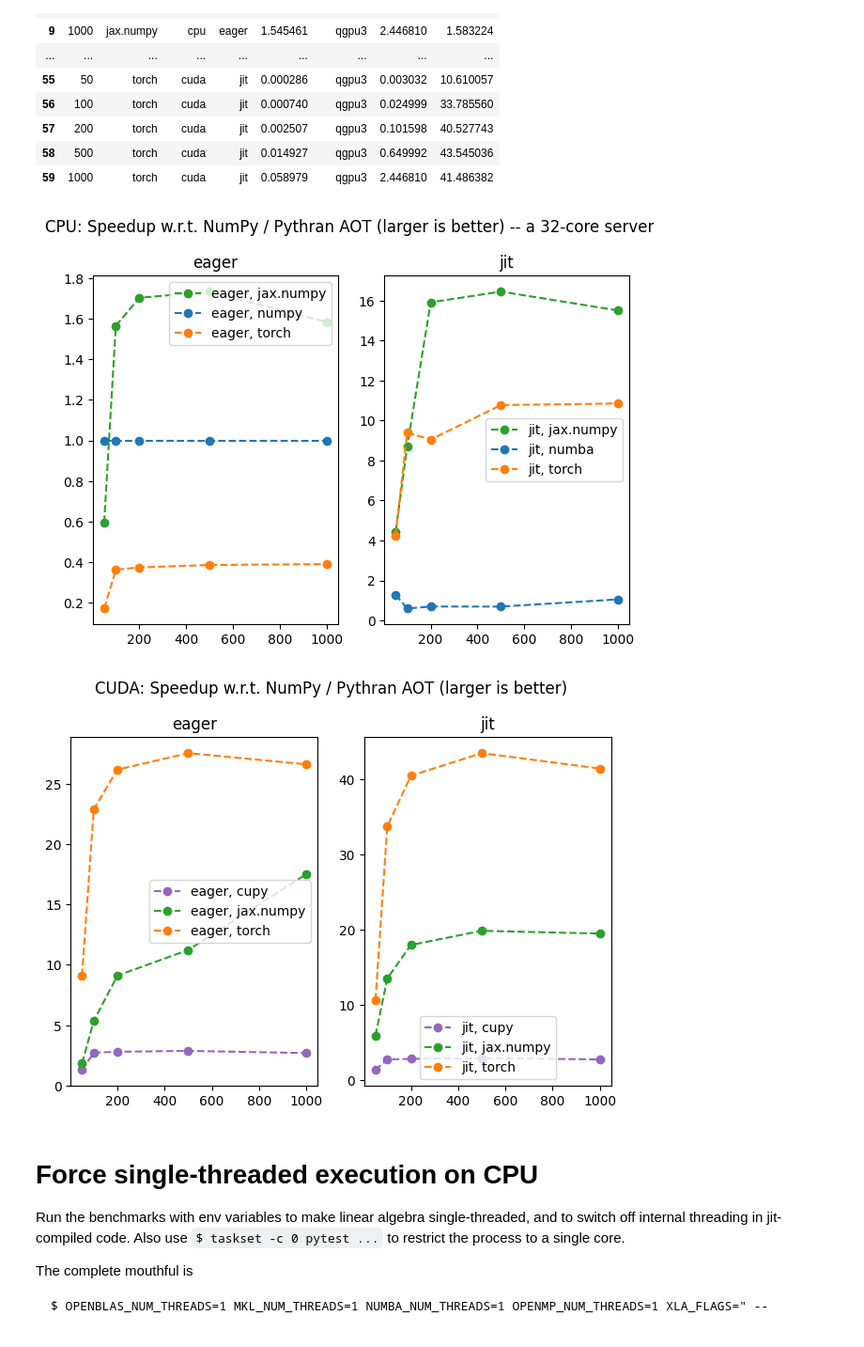
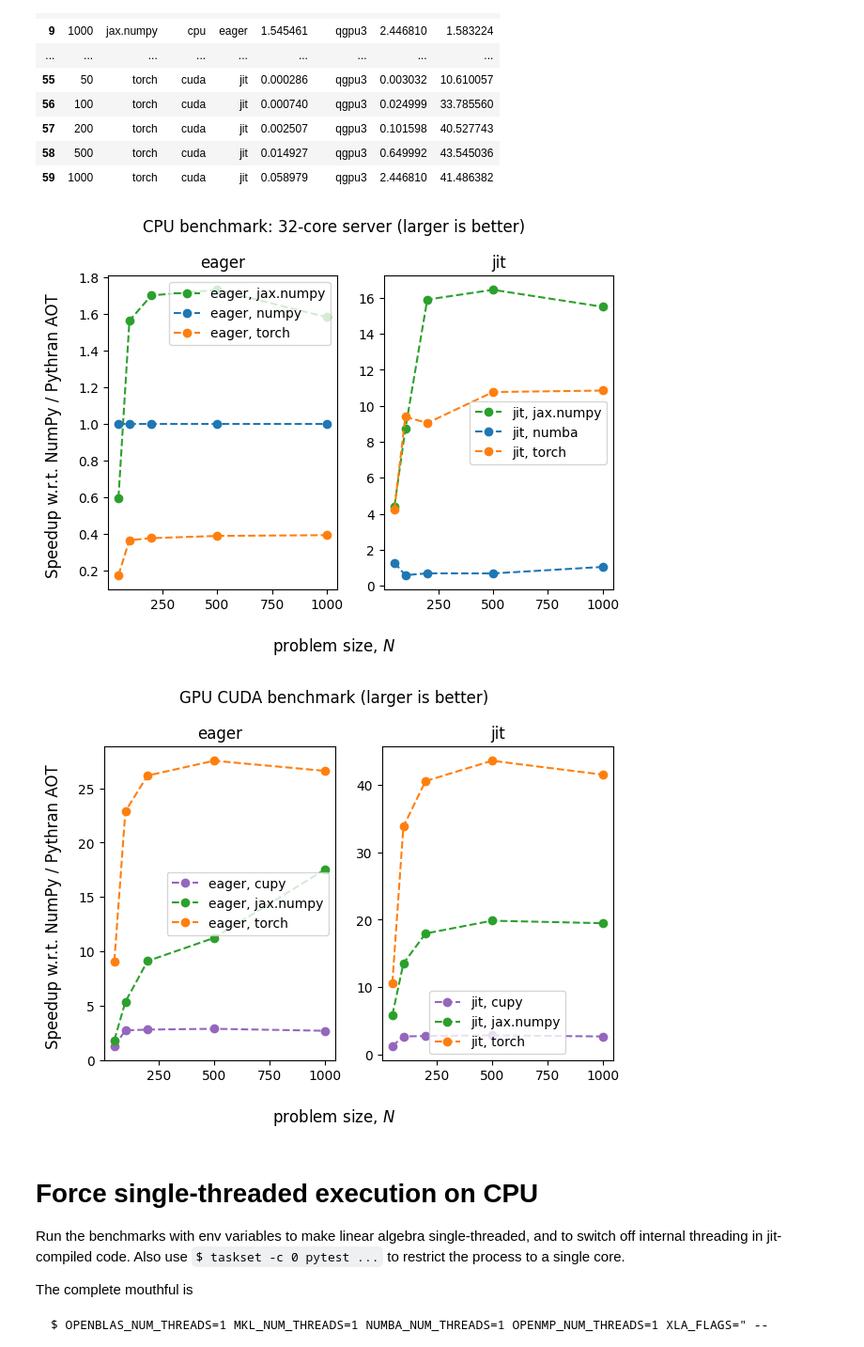
Before and after one commit to ev-br/bench_playground, a Jupyter notebook: viz.rbf.ipynb, the cells around one changed output. Shown at 94% size. Drawn from its saved outputs; the diff is of its cells as text; code cells hidden in the pictures.

```diff
--- a/viz.rbf.ipynb
+++ b/viz.rbf.ipynb
@@ -332,30 +336,34 @@ df_
 | 59 | 1000 | torch | cuda | jit | 0.058979 | qgpu3 | 2.446810 | 41.486382 |
 # %%
 fig, ax = plt.subplots(1, 2)
-plt.suptitle("CPU: Speedup w.r.t. NumPy / Pythran AOT (larger is better) -- a 32-core server")
+plt.suptitle("CPU benchmark: 32-core server (larger is better)")
 
 df_cpu = df_[df_.device == "cpu"].reset_index(drop=True)
 
 grp_dict = df_cpu.groupby(["machine", "jit", "backend"]).groups
 for key, idx in grp_dict.items():
     this_df = df_cpu.iloc[idx]
 
     r = {"eager": 0, "jit": 1}[key[1]]
 
     ax[r].plot(this_df["N"], this_df["speedup"], 'o--', label=_label(f"{key[1]}, {key[2]}"), color=_color(key[2]))
 
 ax[0].legend()
 ax[1].legend()
 
 ax[0].set_title('eager')
 ax[1].set_title('jit')
 
+fig.supxlabel(r'problem size, $N$')
+fig.supylabel('Speedup w.r.t. NumPy / Pythran AOT')
+
+plt.savefig('cpu_bench_server.png')
 plt.tight_layout()
 # %% [output]
-[figure, old version]
+[figure, new version]
 # %%
 fig, ax = plt.subplots(1, 2)
-plt.suptitle("CUDA: Speedup w.r.t. NumPy / Pythran AOT (larger is better)")
+plt.suptitle("GPU CUDA benchmark (larger is better)")
 
 df_cpu = df_[df_.device == "cuda"].reset_index(drop=True)
 
@@ -373,9 +381,13 @@ ax[1].legend()
 ax[0].set_title('eager')
 ax[1].set_title('jit')
 
+fig.supxlabel(r'problem size, $N$')
+fig.supylabel('Speedup w.r.t. NumPy / Pythran AOT')
+
 plt.tight_layout()
+plt.savefig('gpu_bench.png')
 # %% [output]
-[figure, old version]
+[figure, new version]
 # %% [markdown]
 # Force single-threaded execution on CPU
 
```
Also changed, not shown: parts of 2 cells of this notebook.
